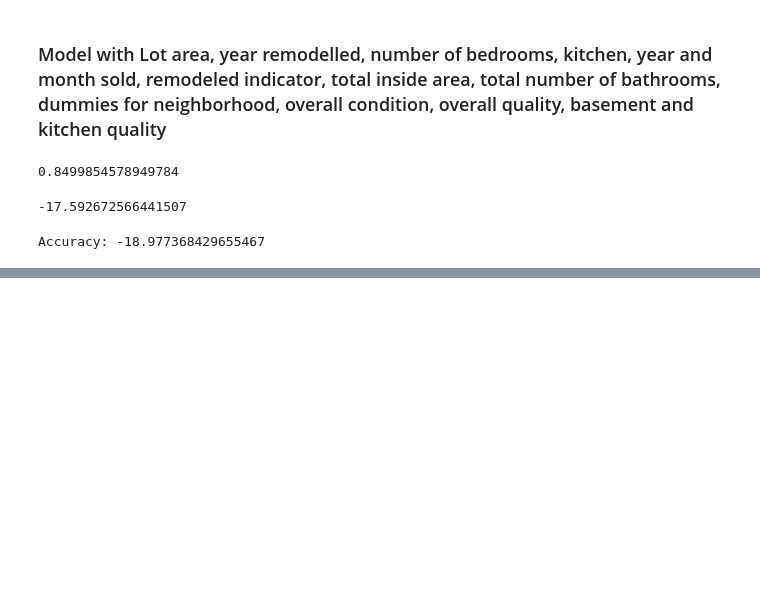
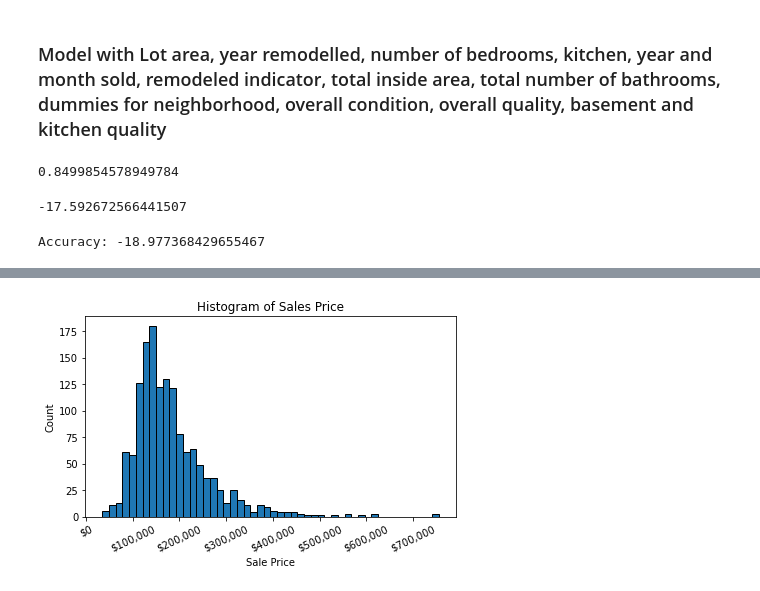
Before and after one commit to trevor-johnson1/w207_finalproject, a Jupyter notebook: EDA/EDA_Deva.ipynb, the cells around one changed output, grey strips where cells are left out. Saved outputs shown, nothing was run; the diff lists cells and outputs as text; code cells hidden in the pictures; blank space fills up the shorter version.

Commit message:
Added some exploration of price per sq feet

```diff
--- a/EDA/EDA_Deva.ipynb
+++ b/EDA/EDA_Deva.ipynb
@@ -8,8 +9,8 @@ import matplotlib.pyplot as plt
 # %%
 # Load data
-test = pd.read_csv("Data/test.csv")
-train = pd.read_csv("Data/train.csv")
-sample = pd.read_csv("Data/sample_submission.csv")
+test = pd.read_csv("../../Data/test.csv")
+train = pd.read_csv("../../Data/train.csv")
+sample = pd.read_csv("../../Data/sample_submission.csv")
 print(test.shape)
 print(train.shape)
 # %% [output]
@@ -333,0 +337,25 @@ train5.LotArea
+# %%
+#Histogram for SalePrice
+num_bins = 50
+
+fig, ax = plt.subplots()
+
+# the histogram of the data
+n, bins, patches = ax.hist(train.SalePrice, num_bins, edgecolor = "black")
+
+
+ax.set_xlabel('Sale Price')
+ax.set_ylabel('Count')
+ax.set_title('Histogram of Sales Price')
+
+fmt = '${x:,.0f}'
+tick = mtick.StrMethodFormatter(fmt)
+ax.xaxis.set_major_formatter(tick)
+plt.xticks(rotation=25)
+
+
+# Tweak spacing to prevent clipping of ylabel
+fig.tight_layout()
+plt.show()
+# %% [output]
+[figure, added]
```
Also changed, not shown: parts of 19 cells of this notebook.
